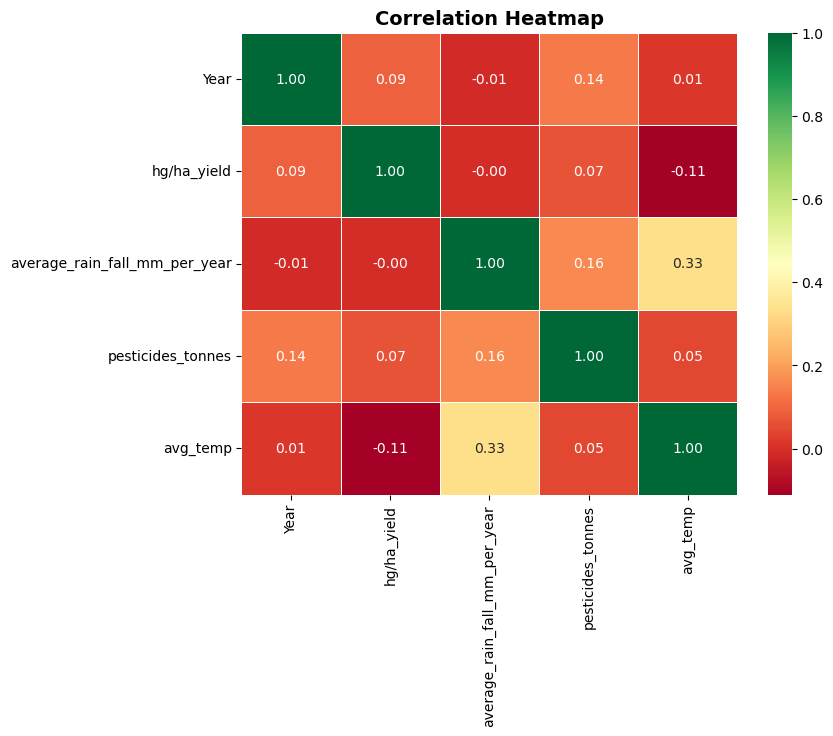
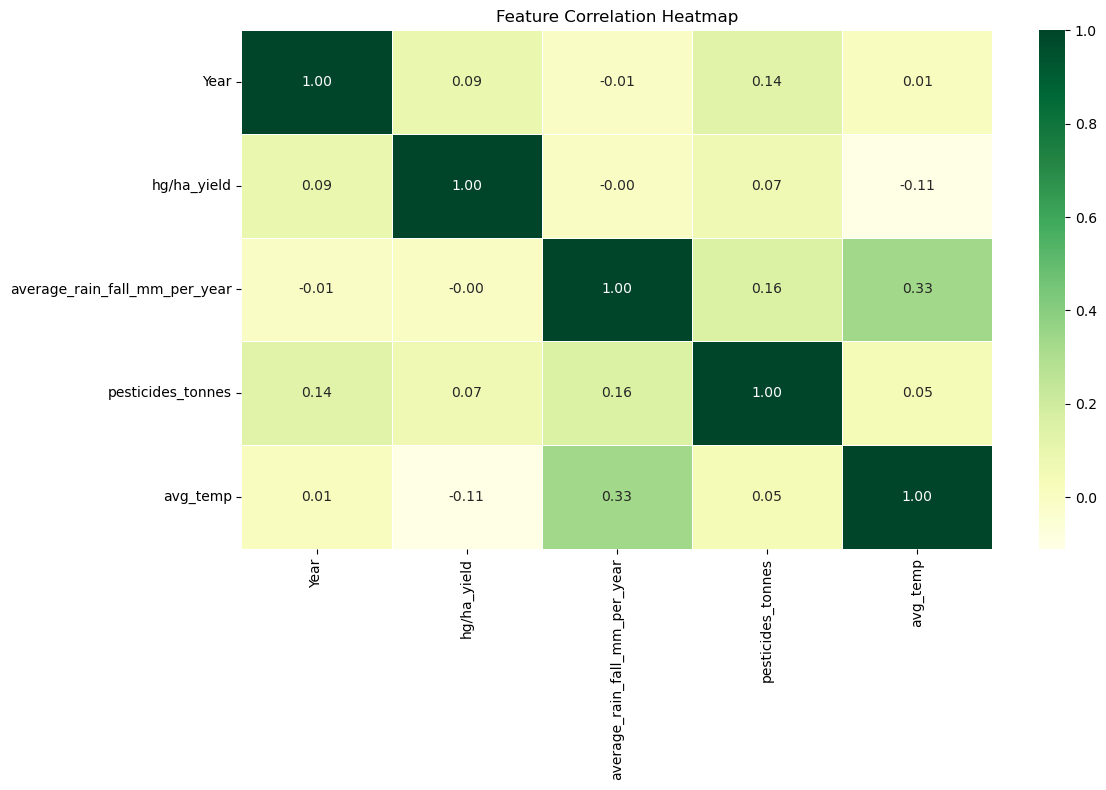
Unified diff of the notebook cell whose output changed from the first chart to the second:
--- before
+++ after
@@ -1,16 +1,28 @@
-#CORRELATION  HEATMAP
-plt.figure(figsize=(8,6))
+import matplotlib.pyplot as plt
+import seaborn as sns
 
-corr=df[num_cols].corr()
+corr = df.select_dtypes(include="number").corr()
+
+plt.figure(figsize=(12,8))
 
 sns.heatmap(
     corr,
     annot=True,
-    cmap="RdYlGn",
-    linewidths=.5,
-    fmt=".2f"
+    cmap="YlGn",
+    fmt=".2f",
+    linewidths=0.5
 )
 
-plt.title("Correlation Heatmap",fontsize=14,fontweight="bold")
+plt.title("Feature Correlation Heatmap")
+
+plt.tight_layout()
+
+plt.savefig(
+    "../images/correlation_heatmap.png",
+    dpi=300,
+    bbox_inches="tight"
+)
 
 plt.show()
+
+plt.close()

Commit: Enhance CropYield Predictor dashboard and update EDA visualizations